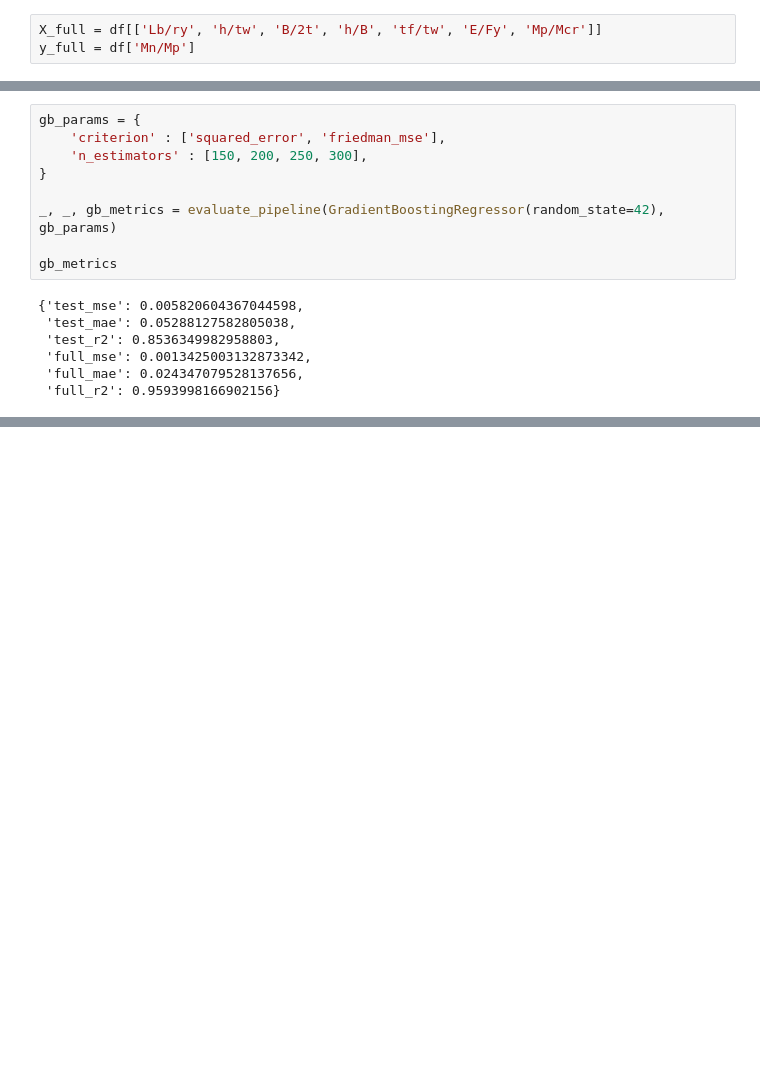
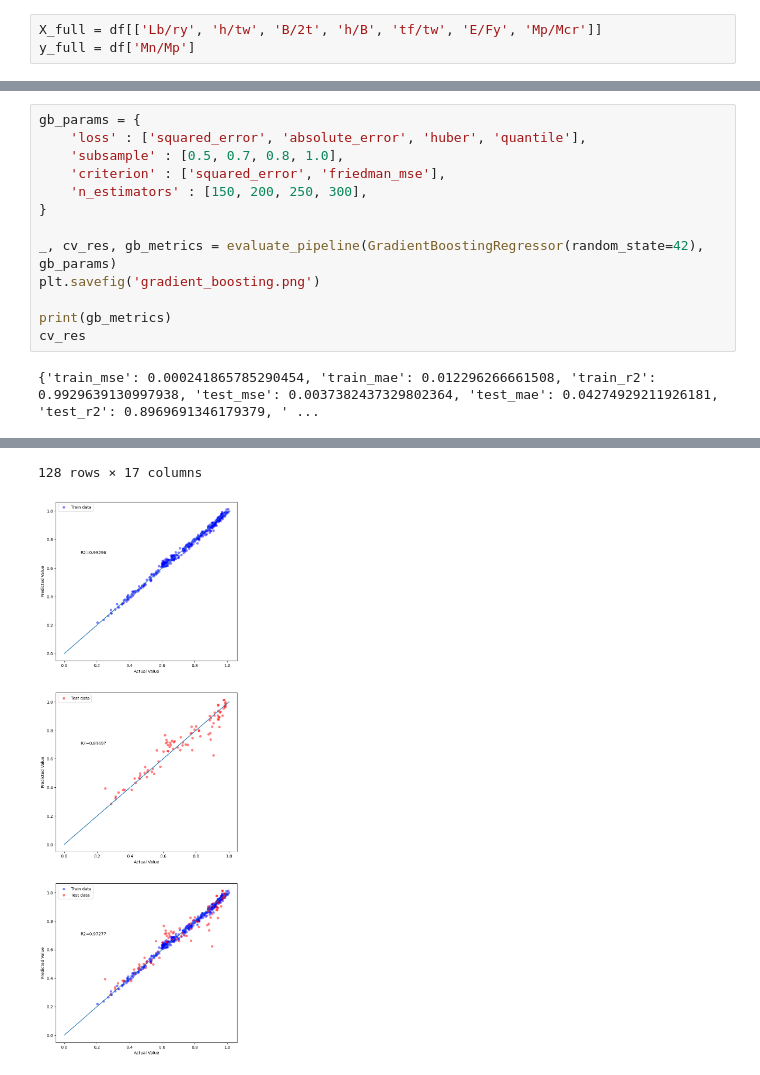
Before and after one commit to shantanu404/ibeam, a Jupyter notebook: ibeam.ipynb, the cells around one changed output, grey strips where cells are left out. Saved outputs shown, nothing was run; the diff lists cells and outputs as text; blank space fills up the shorter version.

```diff
--- a/ibeam.ipynb
+++ b/ibeam.ipynb
@@ -97,16 +128,15 @@ rf_metrics
 # %%
 gb_params = {
+    'loss' : ['squared_error', 'absolute_error', 'huber', 'quantile'],
+    'subsample' : [0.5, 0.7, 0.8, 1.0],
     'criterion' : ['squared_error', 'friedman_mse'],
     'n_estimators' : [150, 200, 250, 300],
 }
 
-_, _, gb_metrics = evaluate_pipeline(GradientBoostingRegressor(random_state=42), gb_params)
+_, cv_res, gb_metrics = evaluate_pipeline(GradientBoostingRegressor(random_state=42), gb_params)
+plt.savefig('gradient_boosting.png')
 
-gb_metrics
+print(gb_metrics)
+cv_res
 # %% [output]
-{'test_mse': 0.005820604367044598,
- 'test_mae': 0.05288127582805038,
- 'test_r2': 0.8536349982958803,
- 'full_mse': 0.0013425003132873342,
- 'full_mae': 0.024347079528137656,
- 'full_r2': 0.9593998166902156}
+{'train_mse': 0.000241865785290454, 'train_mae': 0.012296266661508, 'train_r2': 0.9929639130997938, 'test_mse': 0.0037382437329802364, 'test_mae': 0.04274929211926181, 'test_r2': 0.8969691346179379, ' ...
@@ -113,3 +155,5 @@ gb_metrics
+128 rows × 17 columns
+[figure, added]
 # %%
 from sklearn.svm import SVR
 from scipy.stats import loguniform, uniform
```
Also changed, not shown: parts of 8 cells of this notebook, 3 other files.
